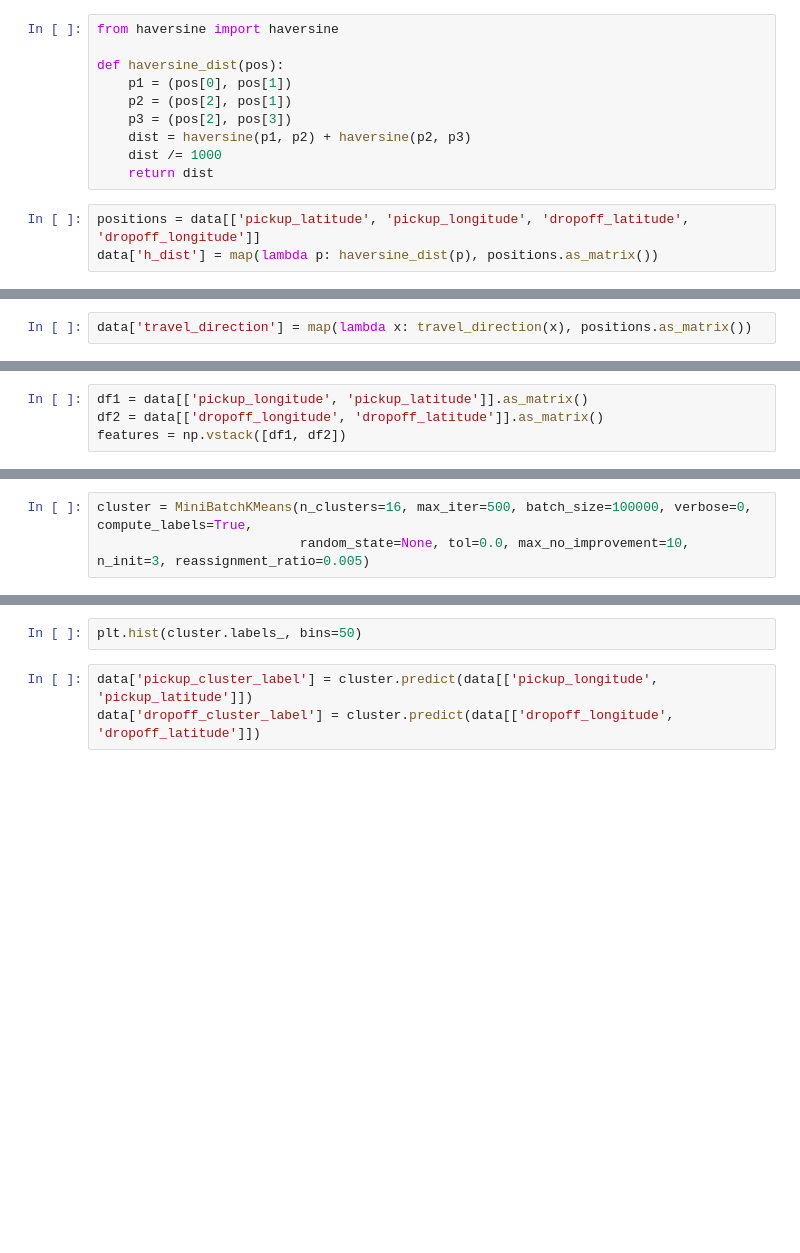
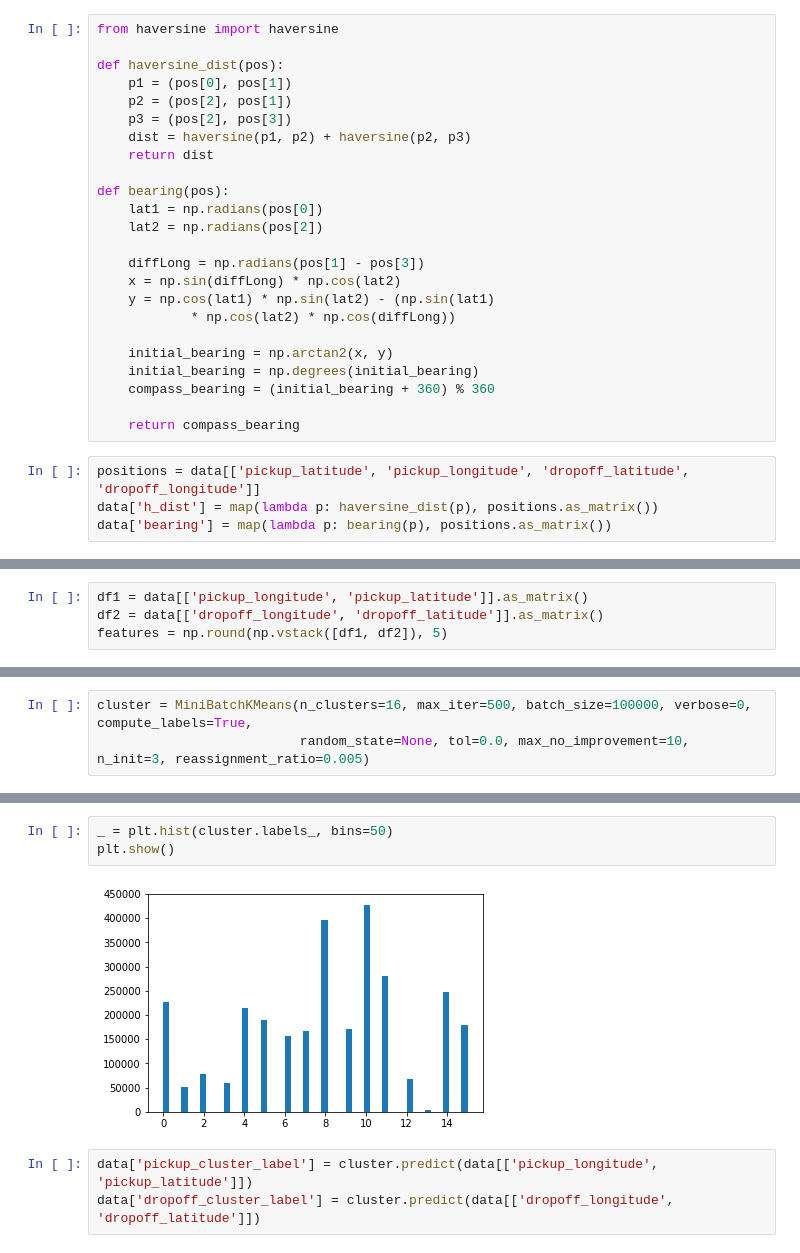
Before and after one commit to suryasumukh/nyc-taxi-trip-duration, a Jupyter notebook: notebooks/data-exploration.ipynb, the cells around one changed output, grey strips where cells are left out. Cells and saved outputs as stored; diff of their text form; blank space fills up the shorter version.

```diff
--- a/notebooks/data-exploration.ipynb
+++ b/notebooks/data-exploration.ipynb
@@ -91,10 +136,25 @@ def haversine_dist(pos):
     p2 = (pos[2], pos[1])
     p3 = (pos[2], pos[3])
     dist = haversine(p1, p2) + haversine(p2, p3)
-    dist /= 1000
     return dist
+
+def bearing(pos):
+    lat1 = np.radians(pos[0])
+    lat2 = np.radians(pos[2])
+
+    diffLong = np.radians(pos[1] - pos[3])
+    x = np.sin(diffLong) * np.cos(lat2)
+    y = np.cos(lat1) * np.sin(lat2) - (np.sin(lat1)
+            * np.cos(lat2) * np.cos(diffLong))
+
+    initial_bearing = np.arctan2(x, y)
+    initial_bearing = np.degrees(initial_bearing)
+    compass_bearing = (initial_bearing + 360) % 360
+
+    return compass_bearing
 # %%
 positions = data[['pickup_latitude', 'pickup_longitude', 'dropoff_latitude', 'dropoff_longitude']]
 data['h_dist'] = map(lambda p: haversine_dist(p), positions.as_matrix())
+data['bearing'] = map(lambda p: bearing(p), positions.as_matrix())
 # %%
 data['h_dist'].hist(bins=50)
@@ -116,2 +172,0 @@ print travel_direction([40.738564, -73.980415, 40.731152, -73.999481])
-# %%
-data['travel_direction'] = map(lambda x: travel_direction(x), positions.as_matrix())
@@ -120,7 +173,7 @@ data['travel_direction'].hist(bins=25)
 # %%
 df1 = data[['pickup_longitude', 'pickup_latitude']].as_matrix()
 df2 = data[['dropoff_longitude', 'dropoff_latitude']].as_matrix()
-features = np.vstack([df1, df2])
+features = np.round(np.vstack([df1, df2]), 5)
 # %%
 from sklearn.cluster import MiniBatchKMeans
 # %%
@@ -131,5 +189,8 @@ cluster.fit(features)
 # %%
-plt.hist(cluster.labels_, bins=50)
+_ = plt.hist(cluster.labels_, bins=50)
+plt.show()
+# %% [output]
+[figure, added]
 # %%
 data['pickup_cluster_label'] = cluster.predict(data[['pickup_longitude', 'pickup_latitude']])
 data['dropoff_cluster_label'] = cluster.predict(data[['dropoff_longitude', 'dropoff_latitude']])
```
Also changed, not shown: parts of 25 cells of this notebook, 3 other files.
